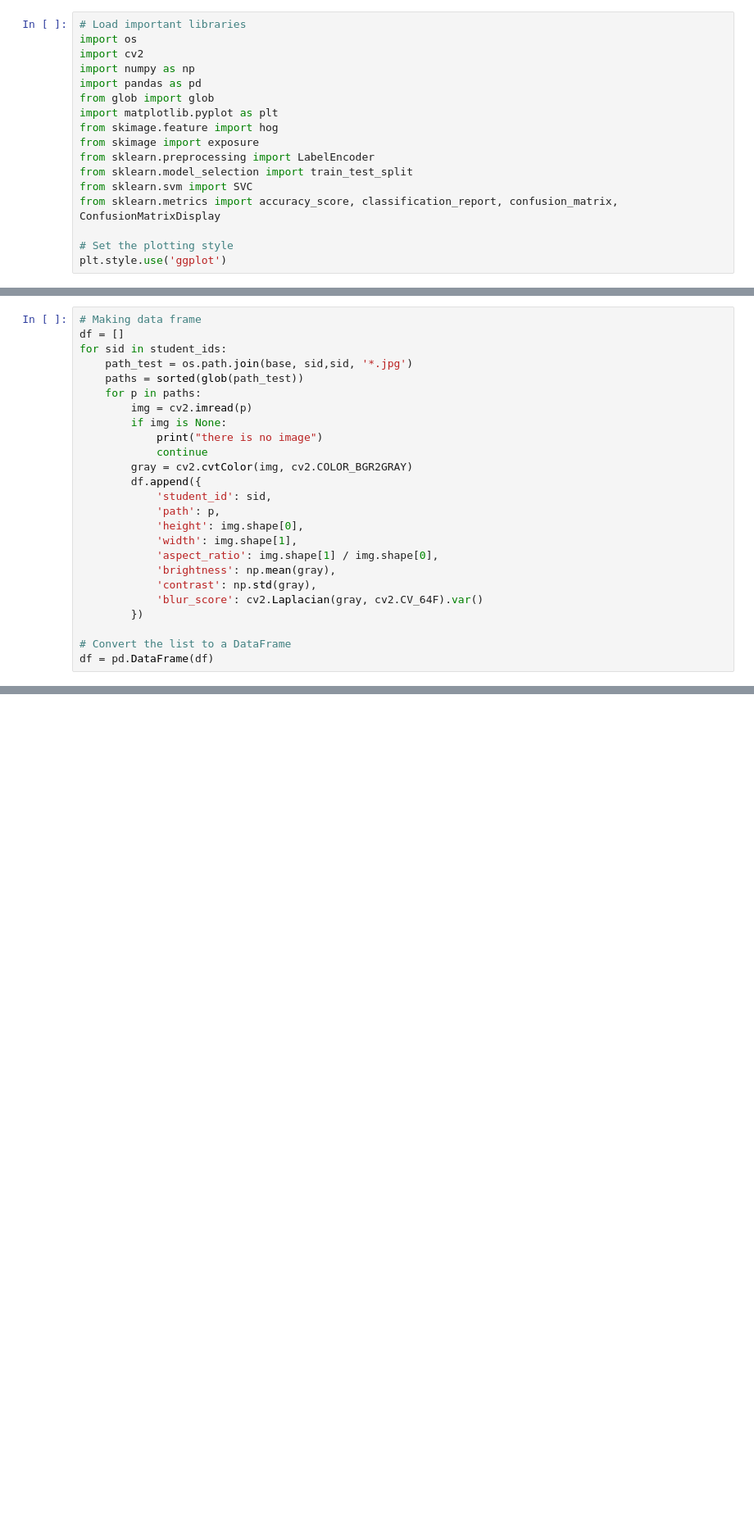
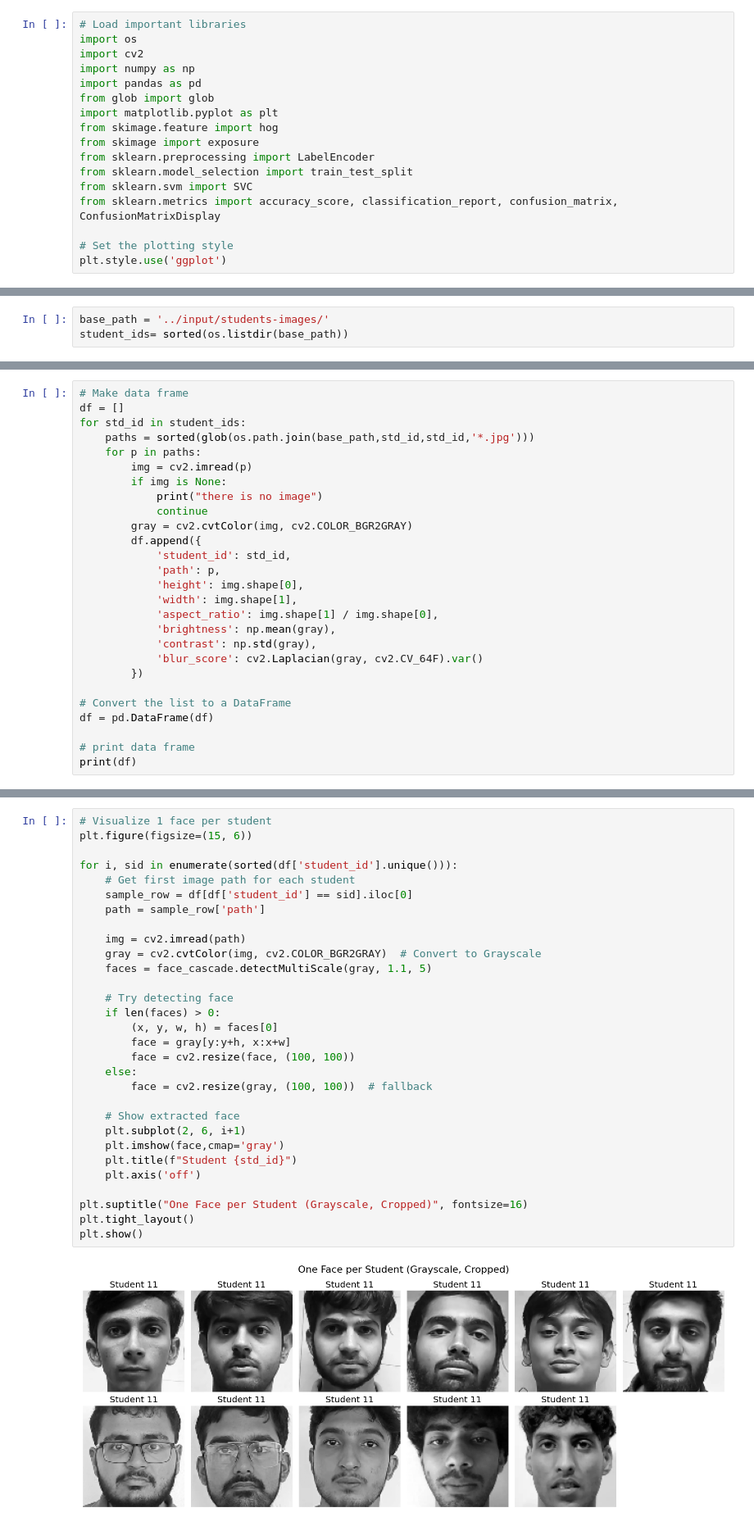
Before and after one commit to Duanaz20/face-recognition, a Jupyter notebook: code_checkpoint2.ipynb, the cells around one changed output, grey strips where cells are left out. Shown at 82% size. Cells and saved outputs as stored; diff of their text form; blank space fills up the shorter version.

Commit message:
Kaggle Notebook | Face_recognition | Version 9

```diff
--- a/code_checkpoint2.ipynb
+++ b/code_checkpoint2.ipynb
@@ -28,0 +29,3 @@ student_ids = [d for d in sorted(os.listdir(base)) if os.path.isdir(os.path.join
+# %%
+base_path = '../input/students-images/'
+student_ids= sorted(os.listdir(base_path))
@@ -29,9 +35,8 @@ student_ids = [d for d in sorted(os.listdir(base)) if os.path.isdir(os.path.join
 # %%
-# Making data frame
+# Make data frame
 df = []
-for sid in student_ids:
-    path_test = os.path.join(base, sid,sid, '*.jpg')
-    paths = sorted(glob(path_test))
+for std_id in student_ids:
+    paths = sorted(glob(os.path.join(base_path,std_id,std_id,'*.jpg')))
     for p in paths:
         img = cv2.imread(p)
         if img is None:
@@ -39,7 +44,7 @@ for sid in student_ids:
             continue
         gray = cv2.cvtColor(img, cv2.COLOR_BGR2GRAY)
         df.append({
-            'student_id': sid,
+            'student_id': std_id,
             'path': p,
             'height': img.shape[0],
             'width': img.shape[1],
@@ -51,3 +56,6 @@ for sid in student_ids:
 
 # Convert the list to a DataFrame
 df = pd.DataFrame(df)
+
+# print data frame
+print(df)
@@ -95,0 +82,32 @@ plt.show()
+# %%
+# Visualize 1 face per student
+plt.figure(figsize=(15, 6))
+
+for i, sid in enumerate(sorted(df['student_id'].unique())):
+    # Get first image path for each student
+    sample_row = df[df['student_id'] == sid].iloc[0]
+    path = sample_row['path']
+
+    img = cv2.imread(path)
+    gray = cv2.cvtColor(img, cv2.COLOR_BGR2GRAY)  # Convert to Grayscale
+    faces = face_cascade.detectMultiScale(gray, 1.1, 5)
+
+    # Try detecting face
+    if len(faces) > 0:
+        (x, y, w, h) = faces[0]
+        face = gray[y:y+h, x:x+w]
+        face = cv2.resize(face, (100, 100))
+    else:
+        face = cv2.resize(gray, (100, 100))  # fallback
+
+    # Show extracted face
+    plt.subplot(2, 6, i+1)
+    plt.imshow(face,cmap='gray')
+    plt.title(f"Student {std_id}")
+    plt.axis('off')
+
+plt.suptitle("One Face per Student (Grayscale, Cropped)", fontsize=16)
+plt.tight_layout()
+plt.show()
+# %% [output]
+[figure, added]
```
Also changed, not shown: parts of 26 cells of this notebook.
